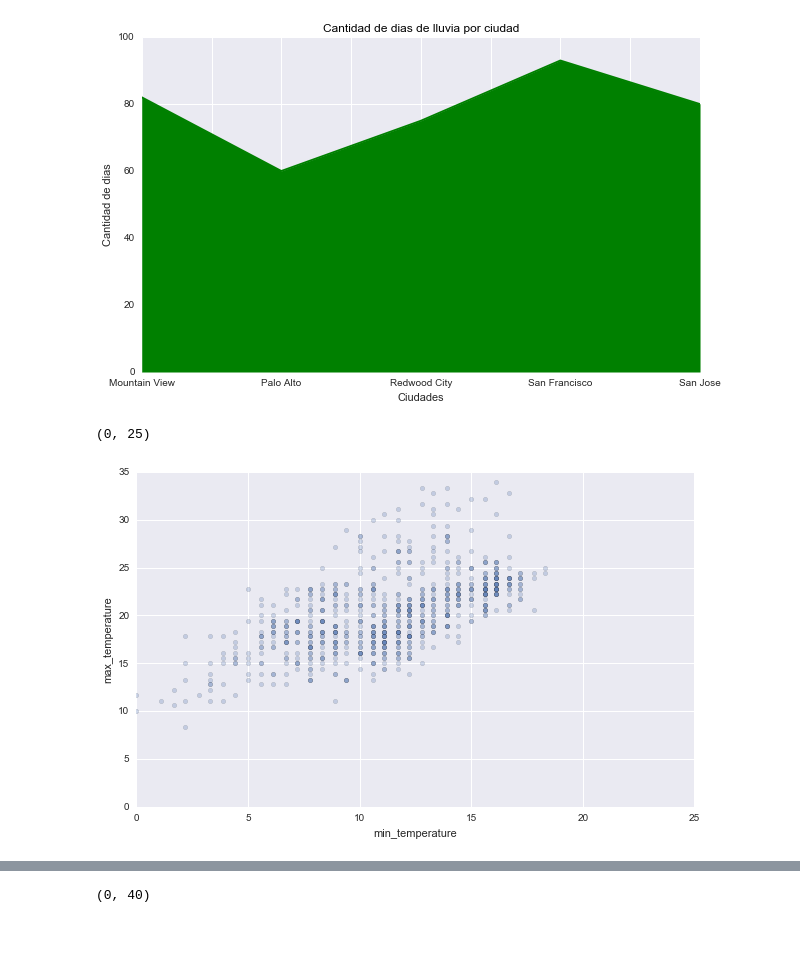
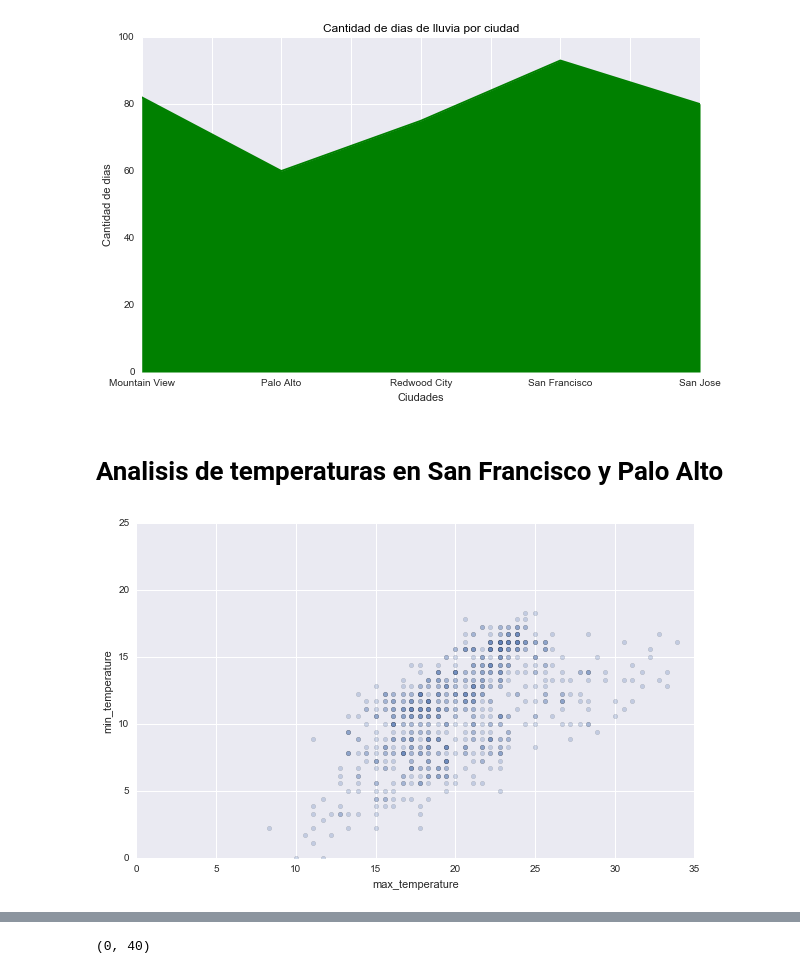
Before and after one commit to AlexVilla92/TP-Datos-2017, a Jupyter notebook: TP1 Exploracion De Datos Notebook Final.ipynb, the cells around one changed output, grey strips where cells are left out. Saved outputs shown, nothing was run; the diff lists cells and outputs as text; code cells hidden in the pictures; blank space fills up the shorter version.

```diff
--- a/TP1 Exploracion De Datos Notebook Final.ipynb
+++ b/TP1 Exploracion De Datos Notebook Final.ipynb
@@ -855,13 +843,13 @@ plt.ylabel('Cantidad de dias')
 plt.xlabel('Ciudades');
 # %% [output]
 [figure]
+# %% [markdown]
+# Analisis de temperaturas en San Francisco y Palo Alto
 # %%
 weather_sf = weatherCity.loc[weatherCity.city.str.contains('San Francisco'),:]
 # %%
-#plt.title('Temperaturas en San Francisco', color = 'black')
-weather_sf.plot.scatter('min_temperature','max_temperature',alpha=0.25,figsize=(10,6));
-plt.ylim([0,35])
-plt.xlim([0,25])
+weather_sf.plot.scatter('max_temperature','min_temperature',alpha=0.25,figsize=(10,6))
+plt.ylim([0,25])
+plt.xlim([0,35]);
 # %% [output]
-(0, 25)
-[figure, old version]
+[figure, new version]
```
Also changed, not shown: parts of 9 cells of this notebook.
